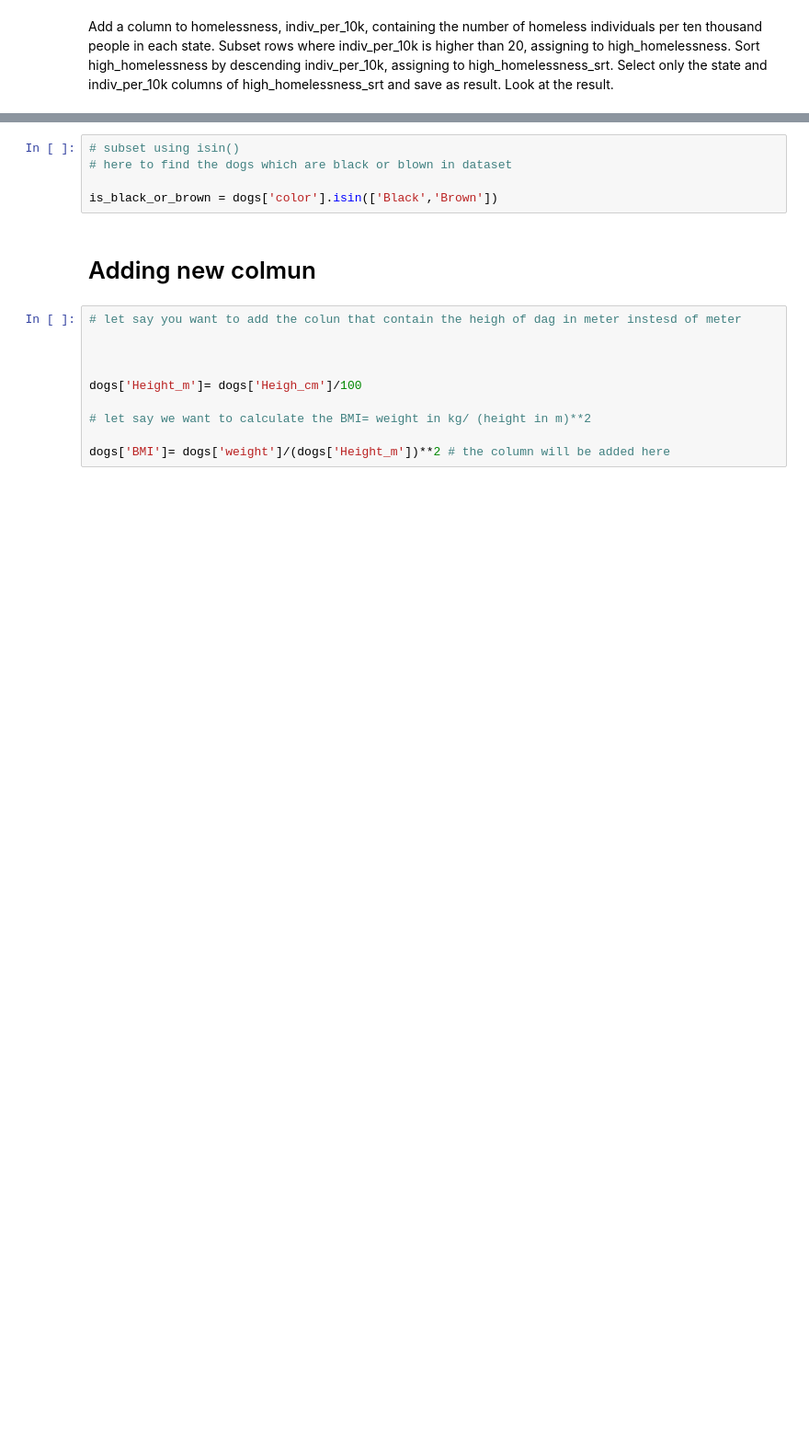
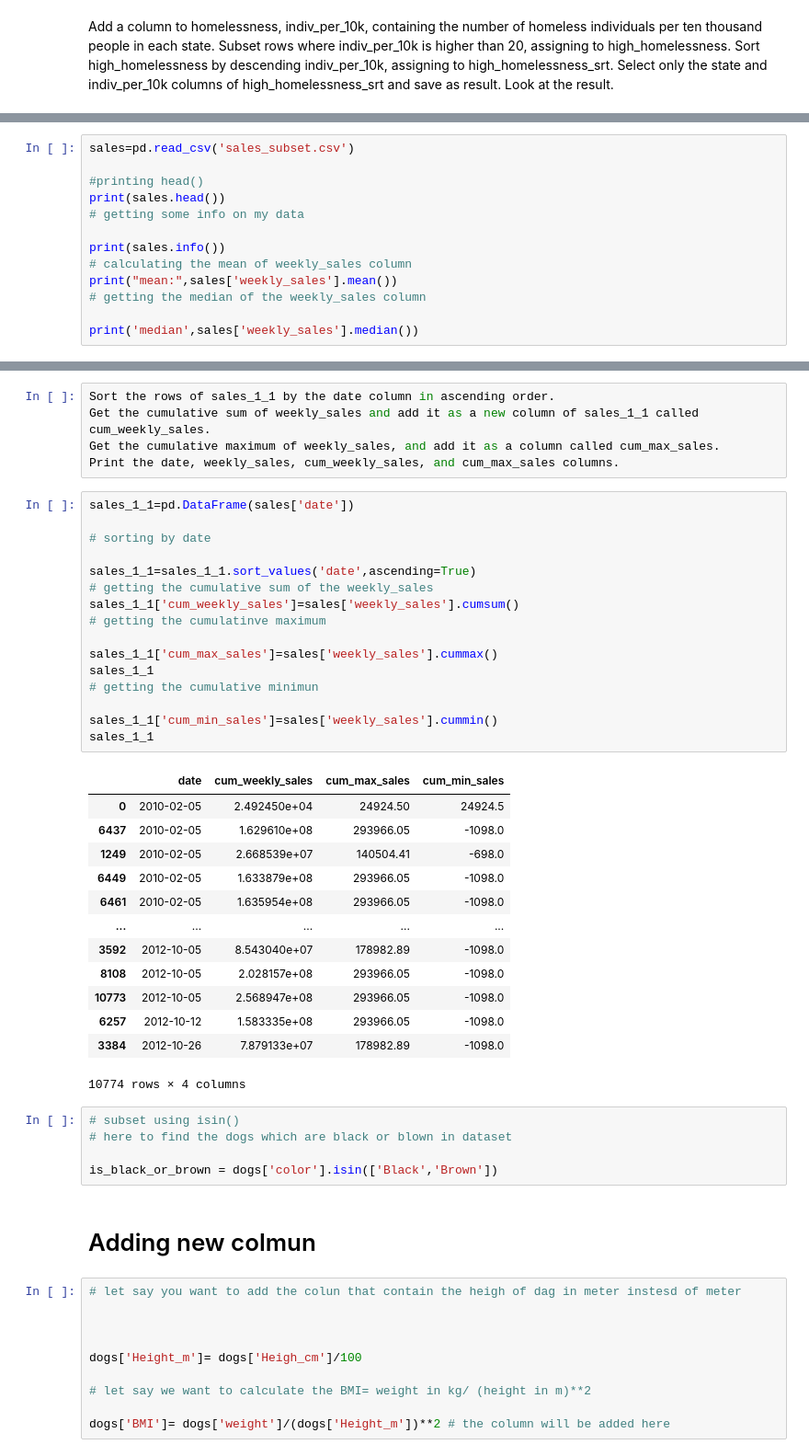
Before and after one commit to albertNSBM/Pandas_revision, a Jupyter notebook: Pandas_revision.ipynb, the cells around one changed output, grey strips where cells are left out. Shown at 92% size. Drawn from its saved outputs; the diff is of its cells as text; blank space fills up the shorter version.

Commit message:
cumulative statistics

```diff
--- a/Pandas_revision.ipynb
+++ b/Pandas_revision.ipynb
@@ -182,0 +218,13 @@ result
+# %%
+sales=pd.read_csv('sales_subset.csv')
+
+#printing head()
+print(sales.head())
+# getting some info on my data
+
+print(sales.info())
+# calculating the mean of weekly_sales column
+print("mean:",sales['weekly_sales'].mean())
+# getting the median of the weekly_sales column
+
+print('median',sales['weekly_sales'].median())
@@ -183,3 +258,38 @@ result
+# %%
+Sort the rows of sales_1_1 by the date column in ascending order.
+Get the cumulative sum of weekly_sales and add it as a new column of sales_1_1 called cum_weekly_sales.
+Get the cumulative maximum of weekly_sales, and add it as a column called cum_max_sales.
+Print the date, weekly_sales, cum_weekly_sales, and cum_max_sales columns.
+# %%
+sales_1_1=pd.DataFrame(sales['date'])
+
+# sorting by date
+
+sales_1_1=sales_1_1.sort_values('date',ascending=True)
+# getting the cumulative sum of the weekly_sales
+sales_1_1['cum_weekly_sales']=sales['weekly_sales'].cumsum()
+# getting the cumulatinve maximum
+
+sales_1_1['cum_max_sales']=sales['weekly_sales'].cummax()
+sales_1_1
+# getting the cumulative minimun
+
+sales_1_1['cum_min_sales']=sales['weekly_sales'].cummin()
+sales_1_1
+# %% [output]
+|  | date | cum_weekly_sales | cum_max_sales | cum_min_sales |
+| 0 | 2010-02-05 | 2.492450e+04 | 24924.50 | 24924.5 |
+| 6437 | 2010-02-05 | 1.629610e+08 | 293966.05 | -1098.0 |
+| 1249 | 2010-02-05 | 2.668539e+07 | 140504.41 | -698.0 |
+| 6449 | 2010-02-05 | 1.633879e+08 | 293966.05 | -1098.0 |
+| 6461 | 2010-02-05 | 1.635954e+08 | 293966.05 | -1098.0 |
+| ... | ... | ... | ... | ... |
+| 3592 | 2012-10-05 | 8.543040e+07 | 178982.89 | -1098.0 |
+| 8108 | 2012-10-05 | 2.028157e+08 | 293966.05 | -1098.0 |
+| 10773 | 2012-10-05 | 2.568947e+08 | 293966.05 | -1098.0 |
+| 6257 | 2012-10-12 | 1.583335e+08 | 293966.05 | -1098.0 |
+| 3384 | 2012-10-26 | 7.879133e+07 | 178982.89 | -1098.0 |
+10774 rows × 4 columns
 # %%
 # subset using isin()
 # here to find the dogs which are black or blown in dataset
```
Also changed, not shown: parts of 8 cells of this notebook.
